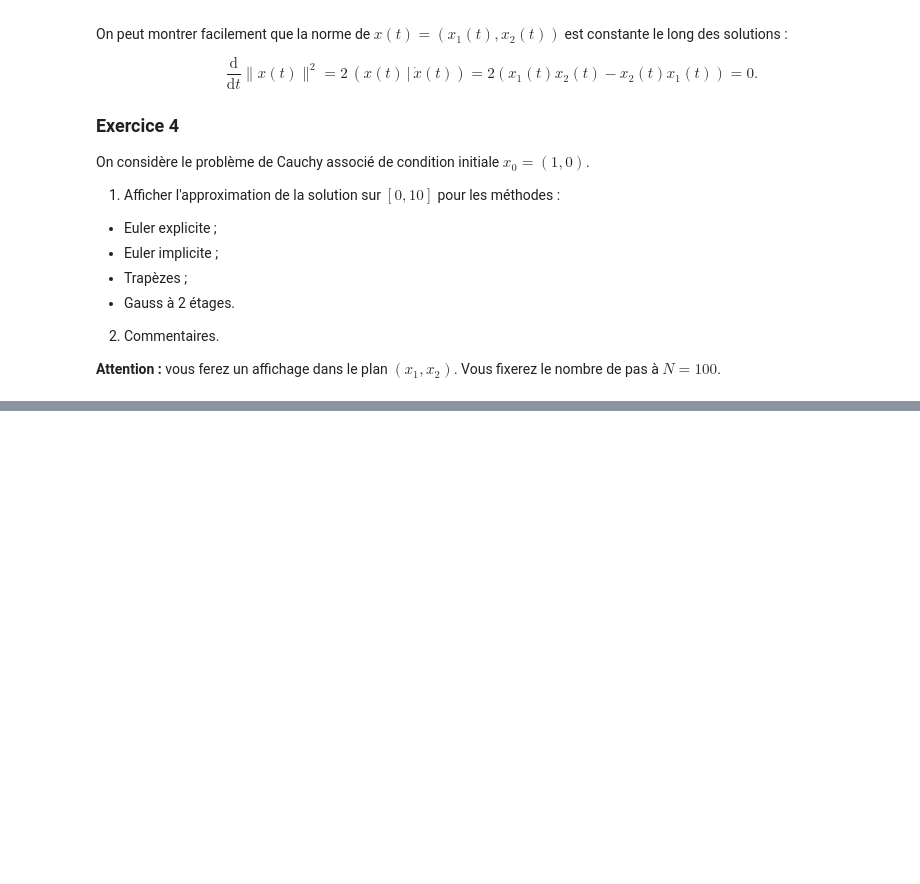
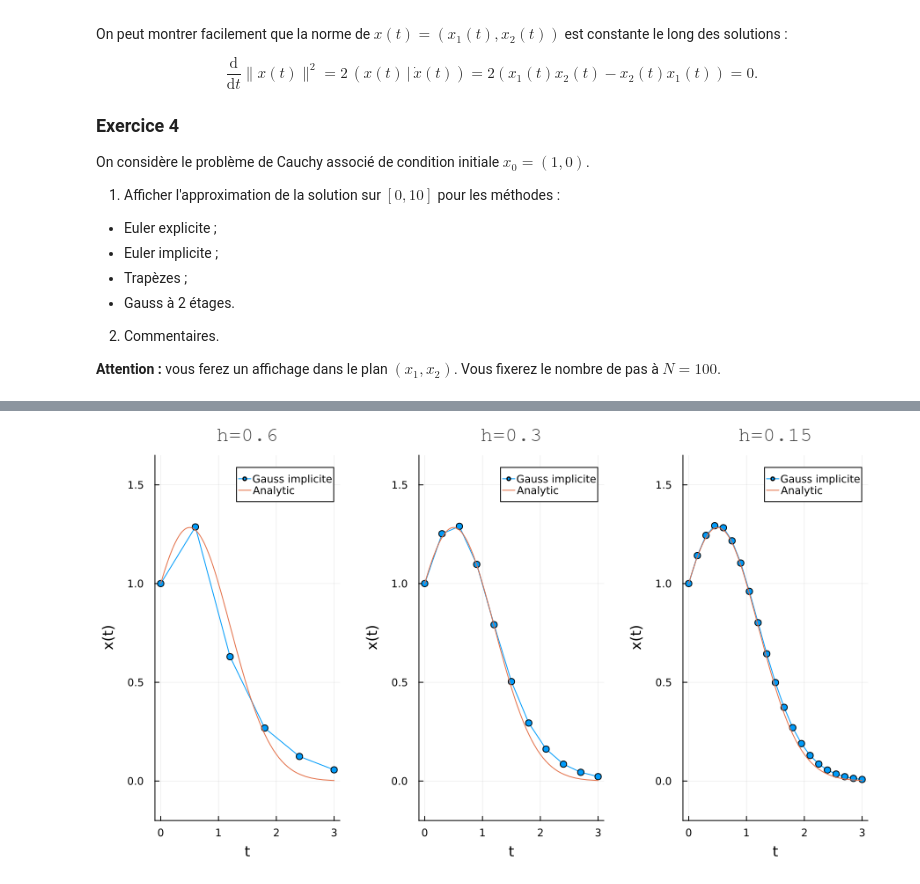
Before and after one commit to f-debrandois/N7_A3, a Jupyter notebook: S7/Calcul_diff/tp/rk-implicites_FOUCHER_Felix.ipynb, the cells around one changed output, grey strips where cells are left out. Drawn from its saved outputs; the diff is of its cells as text; code cells hidden in the pictures; blank space fills up the shorter version.

Commit message:
Projet calcul diff

```diff
--- a/S7/Calcul_diff/tp/rk-implicites_FOUCHER_Felix.ipynb
+++ b/S7/Calcul_diff/tp/rk-implicites_FOUCHER_Felix.ipynb
@@ -191,8 +225,20 @@ function gauss2_implicite(f, x0, tspan, N)
     t = range(t0, stop=tf, length=N+1)
     x = zeros(N+1)
     x[1] = x0
-    for n in 1:N
-        x[n+1] = x[n] + h*f(t[n] + h/2, x[n] + h/2*f(t[n], x[n]))
+    k = [f(t[1], x[1]), f(t[1], x[1])]
+
+    maxiter = 1000
+    tol = 10^(-6)
+    for i in 1:N
+        iter = 0
+        while norm(k - G_gauss2(f,t[i], x[i], h, k)) > tol && iter < maxiter
+            k = G_gauss2(f,t[i], x[i], h, k)
+            iter += 1
+        end
+        if iter == maxiter
+            println(h)
+        end
+        x[i+1] = x[i] + h * (k[1] + k[2])/2
     end
     return t, x
 end;
@@ -223,7 +269,77 @@ On considère le problème de Cauchy associé de condition initiale $x_0 = (1, 0
 2. Commentaires.
 
 **Attention :** vous ferez un affichage dans le plan $(x_1, x_2)$. Vous fixerez le nombre de pas à $N=100$.
-# %%
-# Affichage des résultats
-N = 100
-t, x_euler = euler_implicite(f, x0, tspan, N)
+# %%
+# Affichage des résultats
+function method_infos(method)
+
+    if method == :euler_implicite
+        method_func = euler_implicite
+        method_name = "Euler implicite"
+        methode_stages = 1
+    elseif method == :trapezes_implicite
+        method_func = trapezes_implicite
+        method_name = "Trapèzes implicite"
+        methode_stages = 2
+    elseif method == :gauss2_implicite
+        method_func = gauss2_implicite
+        method_name = "Gauss implicite"
+        methode_stages = 3
+    elseif method == :rk4
+        method_func = rk4
+        method_name = "RK4"
+        methode_stages = 4
+    else
+        error("Méthode d'intégration non reconnue")
+    end
+
+    return method_func, method_name, methode_stages
+
+end
+
+function convergence(method, f, x0, tspan, sol,  Nspan)
+
+    # Récupération des informations sur la méthode
+    method_func, method_name, methode_stages = method_infos(method)
+
+    # Ecriture des choix de paramètres
+    println("Méthode d'intégration : ", method_name)
+
+    plts  = []           # Liste des graphiques
+
+    for N ∈ Nspan
+
+        # Solution approchée
+        ts, xs = method_func(f, x0, tspan, N) # Appel de la méthode d'intégraton
+
+        # Affichage de la solution approchée
+        plt = plot(ts, xs, label=method_name, marker=:circle)
+
+        # Affichage de la solution analytique
+        plot!(plt, sol, label="Analytic")
+
+        # Mise en forme du graphique
+        plot!(plt, xlims=(tspan[1]-0.1, tspan[2]+0.1), ylims=(-0.2, 1.65),
+        title="h=$(round((tspan[2]-tspan[1])/N, digits=2))", titlefont = font(12,"Calibri"),
+        xlabel="t", ylabel="x(t)", left_margin=15px, bottom_margin=15px, top_margin=10px, right_margin=15px)
+
+        # Ajout du graphique à la liste des graphiques
+        push!(plts, plt)
+
+    end
+
+    return plts
+
+end
+
+
+# Convergence de la méthode sur l'exemple
+method = :gauss2_implicite
+Nspan  = [5, 10, 20]
+
+# Calcul des graphiques
+plts = convergence(method, f, x0, tspan, sol, Nspan)
+
+# Affichage des graphiques
+plot(plts..., layout=(1, length(Nspan)), size=(900, 500))
+# %% [output]
@@ -229,0 +347 @@ t, x_euler = euler_implicite(f, x0, tspan, N)
+[figure, added]
```
Also changed, not shown: parts of 8 cells of this notebook.
